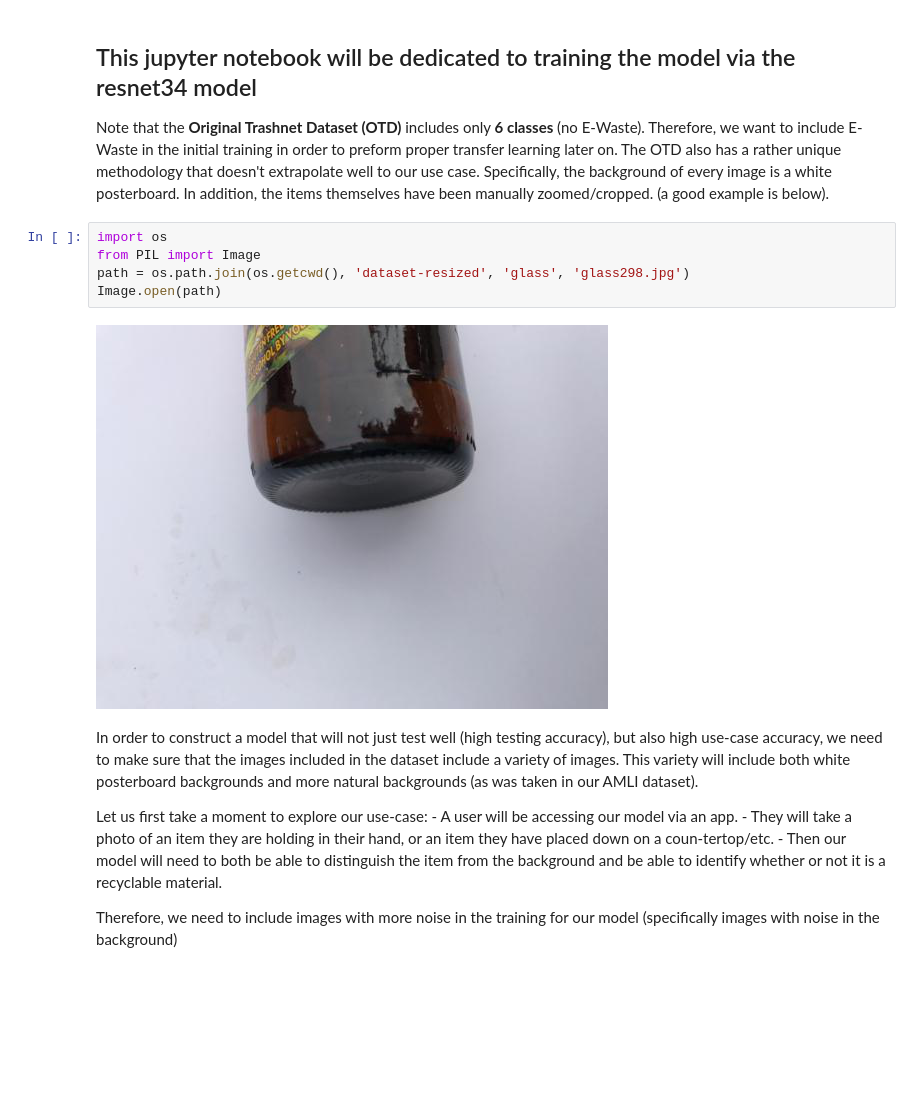
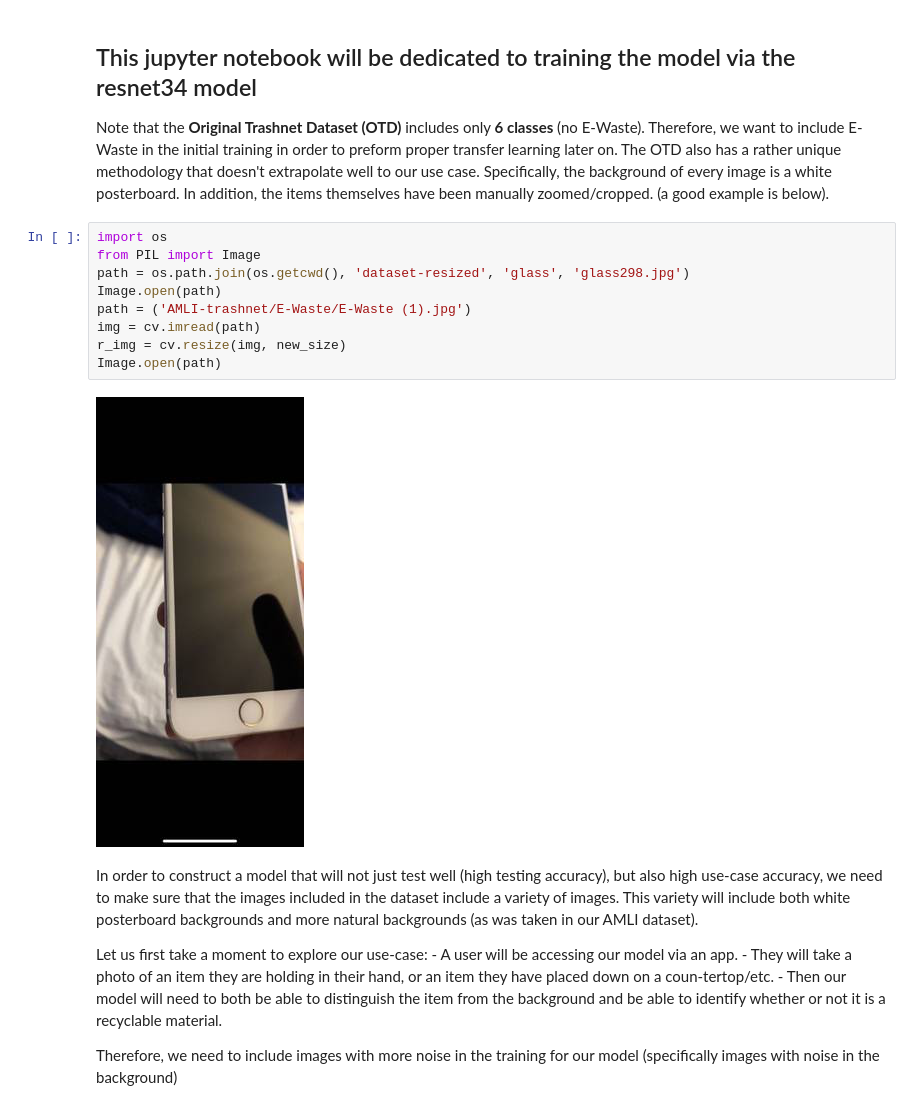
Before and after one commit to ndecavel/Recycling, a Jupyter notebook: Nicolas.ipynb, the cells around one changed output. Saved outputs shown, nothing was run; the diff lists cells and outputs as text; blank space fills up the shorter version.

```diff
--- a/Nicolas.ipynb
+++ b/Nicolas.ipynb
@@ -10,10 +10,14 @@ The OTD also has a rather unique methodology that doesn't extrapolate well to ou
 # %%
 import os
 from PIL import Image
 path = os.path.join(os.getcwd(), 'dataset-resized', 'glass', 'glass298.jpg')
 Image.open(path)
+path = ('AMLI-trashnet/E-Waste/E-Waste (1).jpg')
+img = cv.imread(path)
+r_img = cv.resize(img, new_size)
+Image.open(path)
 # %% [output]
-[figure, old version]
+[figure, new version]
 # %% [markdown]
 In order to construct a model that will not just test well (high testing accuracy), but also high use-case accuracy, we need to make sure that the images included in the dataset include a variety of images. This variety will include both white posterboard backgrounds and more natural backgrounds (as was taken in our AMLI dataset).
 
```
Also changed, not shown: parts of 22 cells of this notebook.
